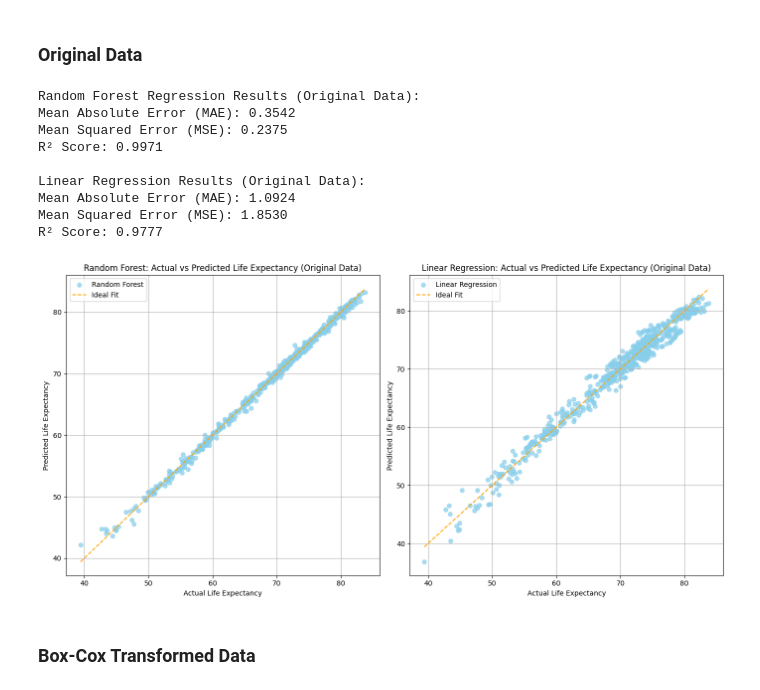
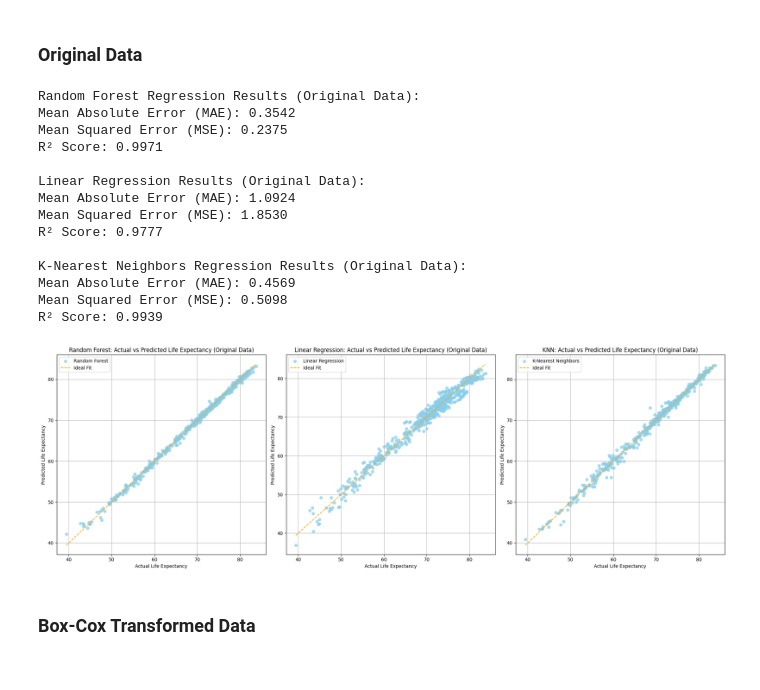
Before and after one commit to malinhauglandh/life-expectancy-prediction, a Jupyter notebook: eda/clean_and_filter_data.ipynb, the cells around one changed output. Drawn from its saved outputs; the diff is of its cells as text; code cells hidden in the pictures.

Commit message:
Implemented KNN for og data

```diff
--- a/eda/clean_and_filter_data.ipynb
+++ b/eda/clean_and_filter_data.ipynb
@@ -119,6 +119,7 @@ plt.show()
 from sklearn.ensemble import RandomForestRegressor
 from sklearn.linear_model import LinearRegression
 from sklearn.metrics import mean_absolute_error, mean_squared_error, r2_score
+from sklearn.neighbors import KNeighborsRegressor
 
 df = pd.read_csv('../data/data.csv')
 
@@ -144,6 +145,11 @@ lr_og = LinearRegression()
 lr_og.fit(X_train_scaled_og, y_train_og)
 y_pred_lr_og = lr_og.predict(X_test_scaled_og)
 
+# K-Nearest Neighbors Regressor
+knn_og = KNeighborsRegressor(n_neighbors=2)
+knn_og.fit(X_train_scaled_og, y_train_og)
+y_pred_knn_og = knn_og.predict(X_test_scaled_og)
+
 # Calculate the error metrics for the Random Forest model
 mae_rf_og = mean_absolute_error(y_test_og, y_pred_rf_og)
 mse_rf_og = mean_squared_error(y_test_og, y_pred_rf_og)
@@ -153,6 +159,11 @@ r2_rf_og = r2_score(y_test_og, y_pred_rf_og)
 mae_lr_og = mean_absolute_error(y_test_og, y_pred_lr_og)
 mse_lr_og = mean_squared_error(y_test_og, y_pred_lr_og)
 r2_lr_og = r2_score(y_test_og, y_pred_lr_og)
+
+# Calculate the error metrics for the KNN model
+mae_knn_og = mean_absolute_error(y_test_og, y_pred_knn_og)
+mse_knn_og = mean_squared_error(y_test_og, y_pred_knn_og)
+r2_knn_og = r2_score(y_test_og, y_pred_knn_og)
 
 # Print the evaluation metrics
 print("Random Forest Regression Results (Original Data):")
@@ -165,42 +176,62 @@ print(f"Mean Absolute Error (MAE): {mae_lr_og:.4f}")
 print(f"Mean Squared Error (MSE): {mse_lr_og:.4f}")
 print(f"R² Score: {r2_lr_og:.4f}")
 
+print("\nK-Nearest Neighbors Regression Results (Original Data):")
+print(f"Mean Absolute Error (MAE): {mae_knn_og:.4f}")
+print(f"Mean Squared Error (MSE): {mse_knn_og:.4f}")
+print(f"R² Score: {r2_knn_og:.4f}")
+
 # Plot the two models' predictions against the actual values
-plt.figure(figsize=(14, 7))
+plt.figure(figsize=(21, 7))
 
 # Random Forest subplot
-plt.subplot(1, 2, 1)
+plt.subplot(1, 3, 1)
 plt.scatter(y_test_og, y_pred_rf_og, alpha=0.7, label="Random Forest", color='skyblue')
 plt.plot([y_test_og.min(), y_test_og.max()], [y_test_og.min(), y_test_og.max()], '--', label="Ideal Fit", color='orange')
 plt.title("Random Forest: Actual vs Predicted Life Expectancy (Original Data)")
 plt.xlabel("Actual Life Expectancy")
 plt.ylabel("Predicted Life Expectancy")
 plt.legend()
 plt.grid(True)
 
 # Linear Regression subplot
-plt.subplot(1, 2, 2)
+plt.subplot(1, 3, 2)
 plt.scatter(y_test_og, y_pred_lr_og, alpha=0.7, label="Linear Regression", color='skyblue')
 plt.plot([y_test_og.min(), y_test_og.max()], [y_test_og.min(), y_test_og.max()], '--', label="Ideal Fit", color='orange')
 plt.title("Linear Regression: Actual vs Predicted Life Expectancy (Original Data)")
 plt.xlabel("Actual Life Expectancy")
 plt.ylabel("Predicted Life Expectancy")
 plt.legend()
 plt.grid(True)
 
+# KNN subplot
+plt.subplot(1, 3, 3)
+plt.scatter(y_test_og, y_pred_knn_og, alpha=0.7, label="K-Nearest Neighbors", color='skyblue')
+plt.plot([y_test_og.min(), y_test_og.max()], [y_test_og.min(), y_test_og.max()], '--', label="Ideal Fit", color='orange')
+plt.title("KNN: Actual vs Predicted Life Expectancy (Original Data)")
+plt.xlabel("Actual Life Expectancy")
+plt.ylabel("Predicted Life Expectancy")
+plt.legend()
+plt.grid(True)
+
 plt.tight_layout()
 plt.show()
 # %% [output]
 Random Forest Regression Results (Original Data):
 Mean Absolute Error (MAE): 0.3542
 Mean Squared Error (MSE): 0.2375
 R² Score: 0.9971
 
 Linear Regression Results (Original Data):
 Mean Absolute Error (MAE): 1.0924
 Mean Squared Error (MSE): 1.8530
 R² Score: 0.9777
+
+K-Nearest Neighbors Regression Results (Original Data):
+Mean Absolute Error (MAE): 0.4569
+Mean Squared Error (MSE): 0.5098
+R² Score: 0.9939
-[figure, old version]
+[figure, new version]
 # %% [markdown]
 ### Box-Cox Transformed Data
 # %%
```
Also changed, not shown: parts of 4 cells of this notebook.
